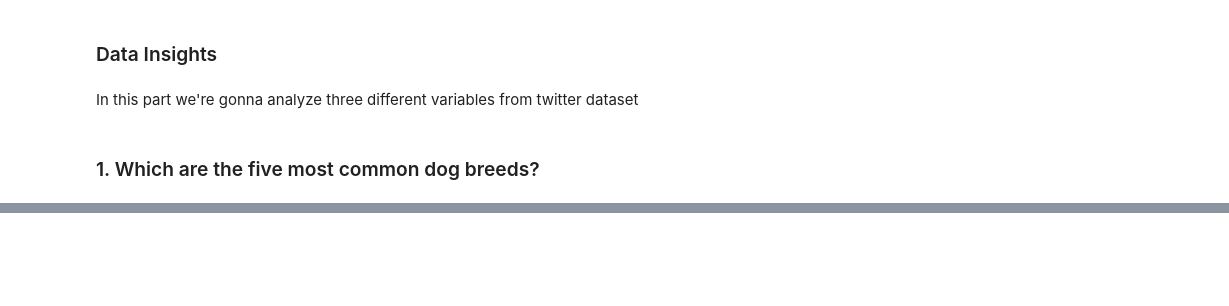
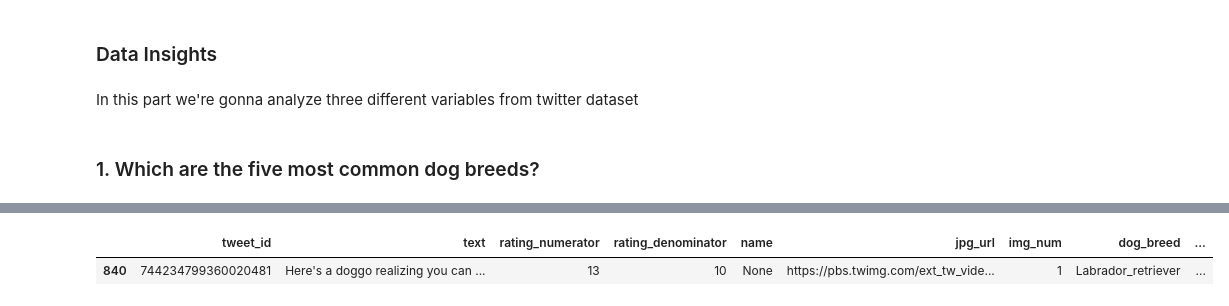
Before and after one commit to daniel-guarino/project04-wrangling-and-analyze-data, a Jupyter notebook: wrangle_act.ipynb, the cells around one changed output, grey strips where cells are left out. Saved outputs shown, nothing was run; the diff lists cells and outputs as text; code cells hidden in the pictures; blank space fills up the shorter version.

```diff
--- a/wrangle_act.ipynb
+++ b/wrangle_act.ipynb
@@ -1136,0 +1191,5 @@ In this part we're gonna analyze three different variables from twitter dataset
+# %%
+df_twitter[df_twitter['retweets_count'] == 80337]
+# %% [output]
+|  | tweet_id | text | rating_numerator | rating_denominator | name | jpg_url | img_num | dog_breed | ... |
+| 840 | 744234799360020481 | Here's a doggo realizing you can ... | 13 | 10 | None | https://pbs.twimg.com/ext_tw_vide... | 1 | Labrador_retriever | ... |
```
Also changed, not shown: parts of 81 cells of this notebook.
